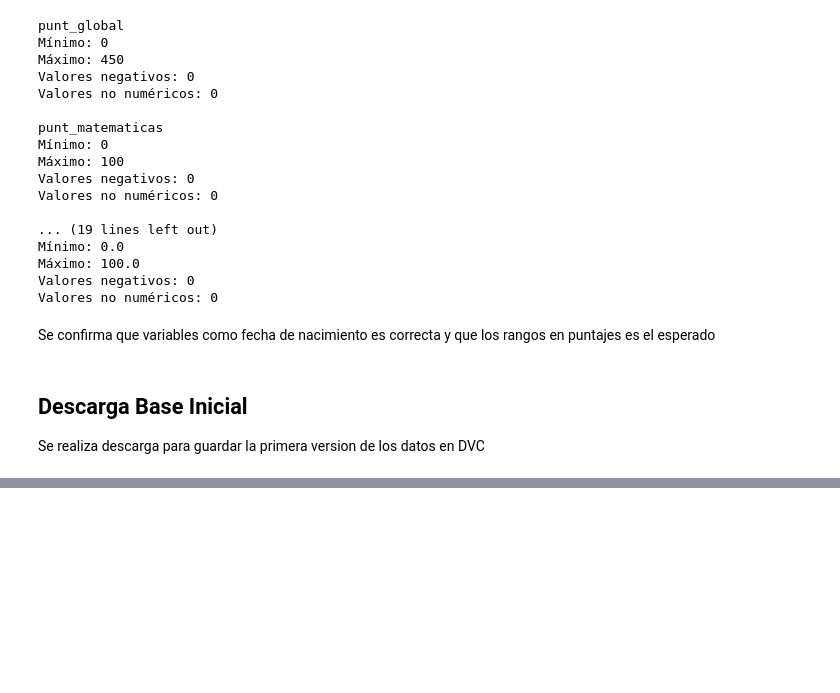
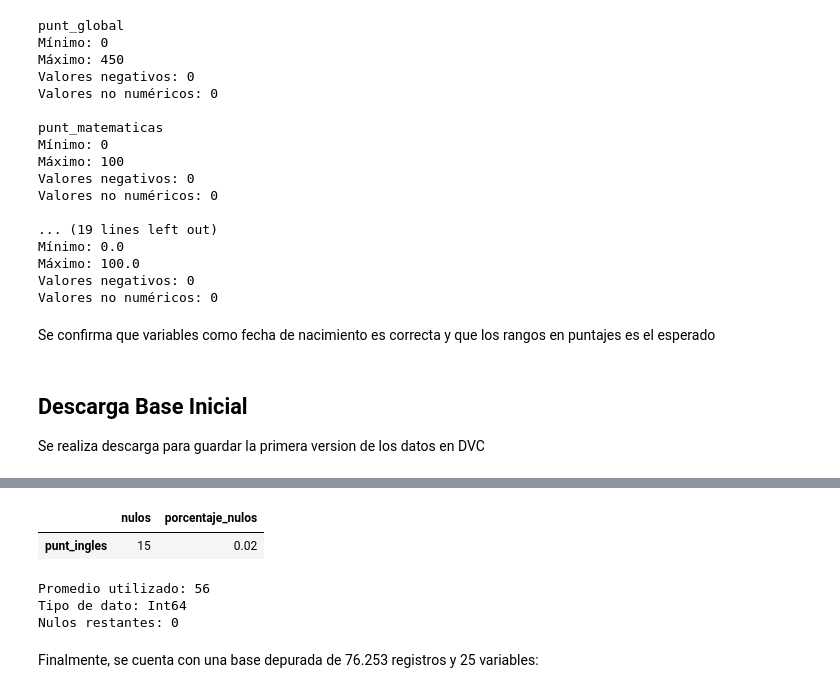
Before and after one commit to kcaicedor/despliegue_icfes, a Jupyter notebook: icfes.ipynb, the cells around one changed output, grey strips where cells are left out. Saved outputs shown, nothing was run; the diff lists cells and outputs as text; code cells hidden in the pictures; blank space fills up the shorter version.

Commit message:
Recuperar limpieza y análisis de datos ICFES

```diff
--- a/icfes.ipynb
+++ b/icfes.ipynb
@@ -328,0 +642,28 @@ df.to_csv("Saber11_2022.csv", index=False, encoding = "utf-8-sig")
+# %%
+resumen_nulos = pd.DataFrame({
+    "nulos": dffinal.isna().sum(),
+    "porcentaje_nulos": (dffinal.isna().mean() * 100).round(2)
+})
+
+resumen_nulos = resumen_nulos.query("nulos > 0")
+resumen_nulos = resumen_nulos.sort_values(
+    "porcentaje_nulos",
+    ascending=False
+)
+
+display(resumen_nulos)
+# %% [output]
+|  | nulos | porcentaje_nulos |
+| punt_ingles | 15 | 0.02 |
+# %%
+promedio_ingles = int(round(dffinal["punt_ingles"].mean()))
+dffinal["punt_ingles"] = dffinal["punt_ingles"].fillna(promedio_ingles)
+print("Promedio utilizado:", promedio_ingles)
+print("Tipo de dato:", dffinal["punt_ingles"].dtype)
+print("Nulos restantes:", dffinal["punt_ingles"].isna().sum())
+# %% [output]
+Promedio utilizado: 56
+Tipo de dato: Int64
+Nulos restantes: 0
+# %% [markdown]
+Finalmente, se cuenta con una base depurada de 76.253 registros y 25 variables:
```
Also changed, not shown: parts of 31 cells of this notebook.
